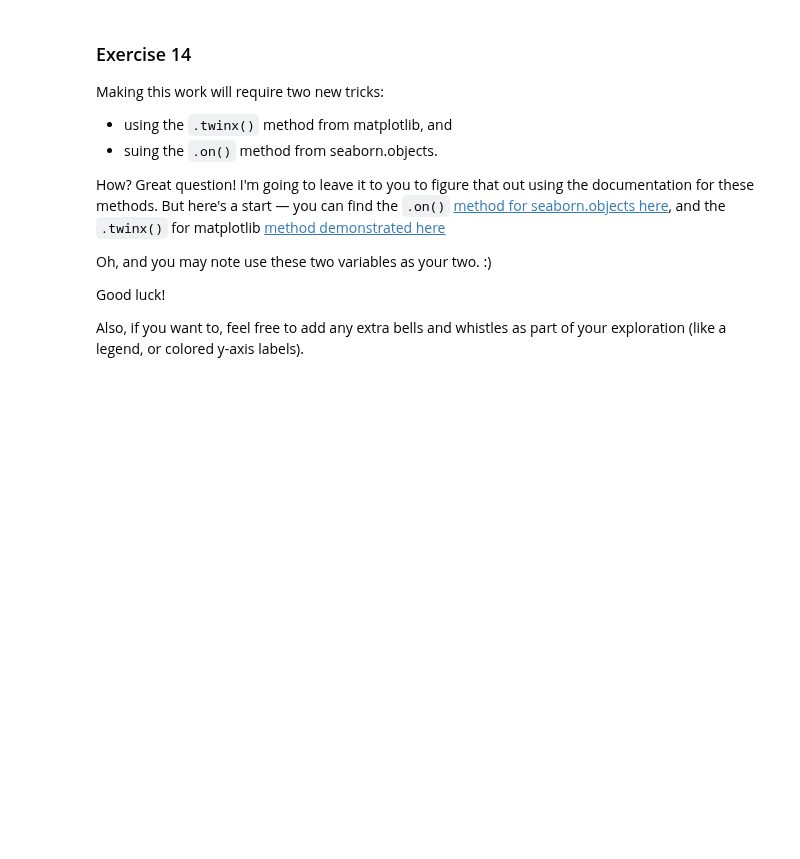
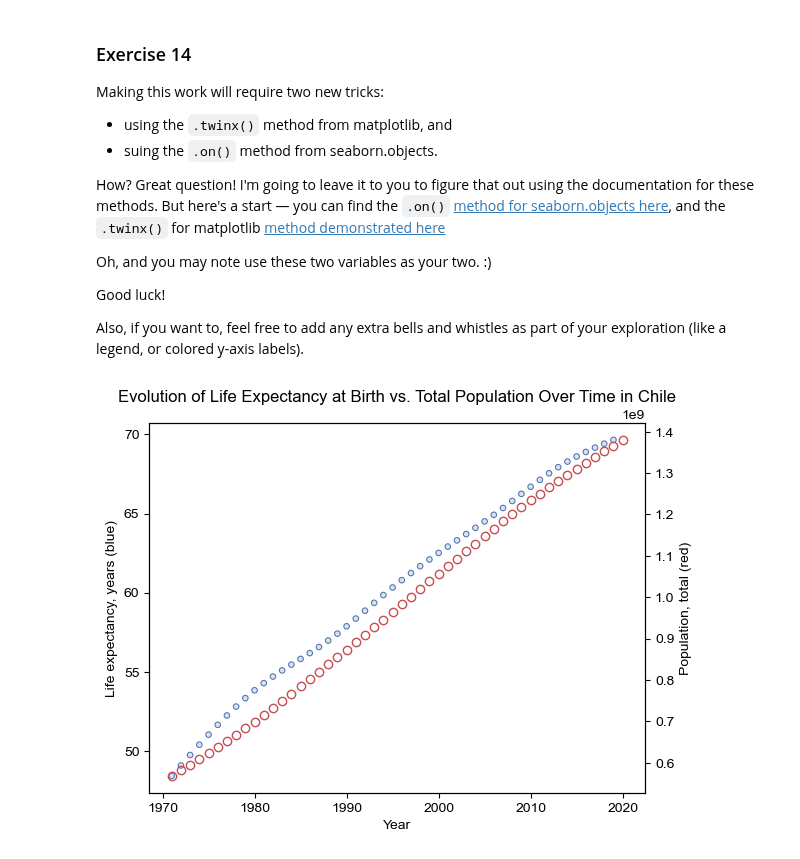
Before and after one commit to BarbaraPFloresRios/IDS720_PracticalDataScience, a Jupyter notebook: 20231026_ExercisePlottingPart2/Exercise_plotting_part2.ipynb, the cells around one changed output. Saved outputs shown, nothing was run; the diff lists cells and outputs as text; code cells hidden in the pictures; blank space fills up the shorter version.

```diff
--- a/20231026_ExercisePlottingPart2/Exercise_plotting_part2.ipynb
+++ b/20231026_ExercisePlottingPart2/Exercise_plotting_part2.ipynb
@@ -394,3 +394,40 @@ Oh, and you may note use these two variables as your two. :)
 Good luck!
 
 Also, if you want to, feel free to add any extra bells and whistles as part of your exploration (like a legend, or colored y-axis labels).
+# %%
+wdi = pd.read_csv(
+    "https://raw.githubusercontent.com/nickeubank/"
+    "practicaldatascience/master/Example_Data/wdi_plotting.csv"
+)
+
+chile = wdi[wdi["Country Name"] == "chile"]
+chile = india.rename(
+    columns={
+        "Life expectancy at birth, total (years)": "Life expectancy, years (blue)",
+        "Population, total": "Population, total (red)",
+    }
+)
+# %%
+p = so.Plot(chile, "Year", "Life expectancy, years (blue)").add(so.Dots())
+
+
+f, ax = plt.subplots()
+
+ax2 = ax.twinx()
+ax2.title.set_text(
+    "Evolution of Life Expectancy at Birth vs. Total Population Over Time in Chile"
+)
+ax2.plot(
+    chile["Year"],
+    chile["Population, total (red)"],
+    marker="o",
+    linestyle="",
+    markerfacecolor="none",
+    color="r",
+)
+ax2.set_ylabel("Population, total (red)")
+
+
+p.on(ax).show()
+# %% [output]
+[figure, added]
```
Also changed, not shown: parts of 3 cells of this notebook, 11 other files.
